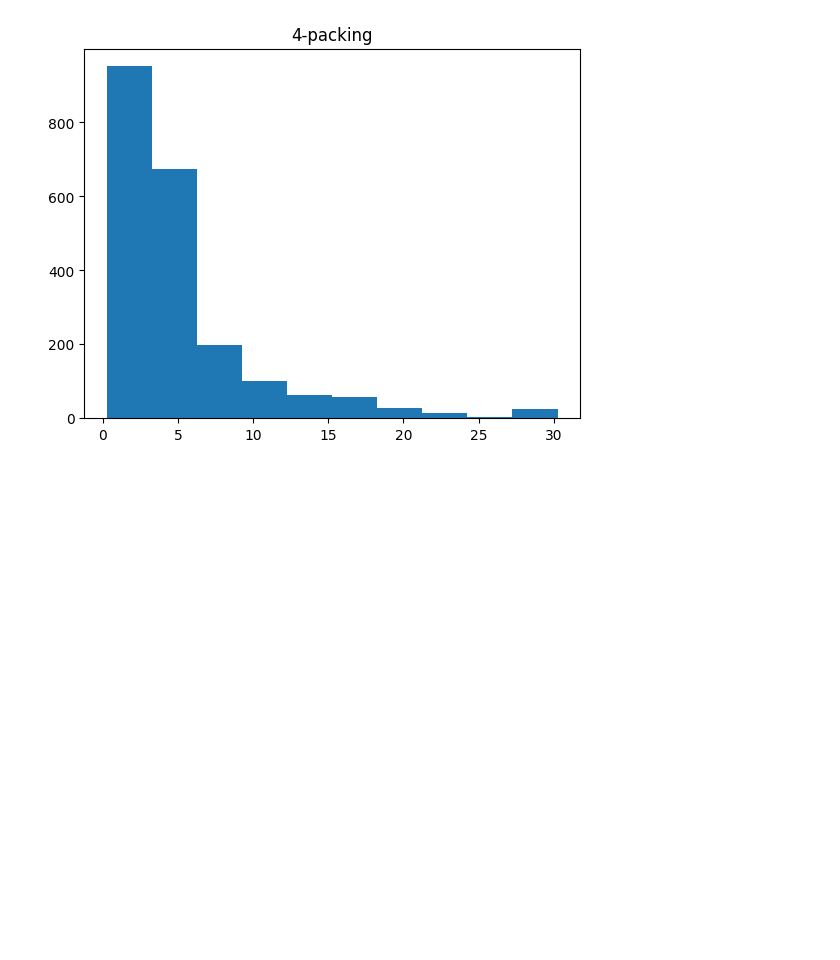
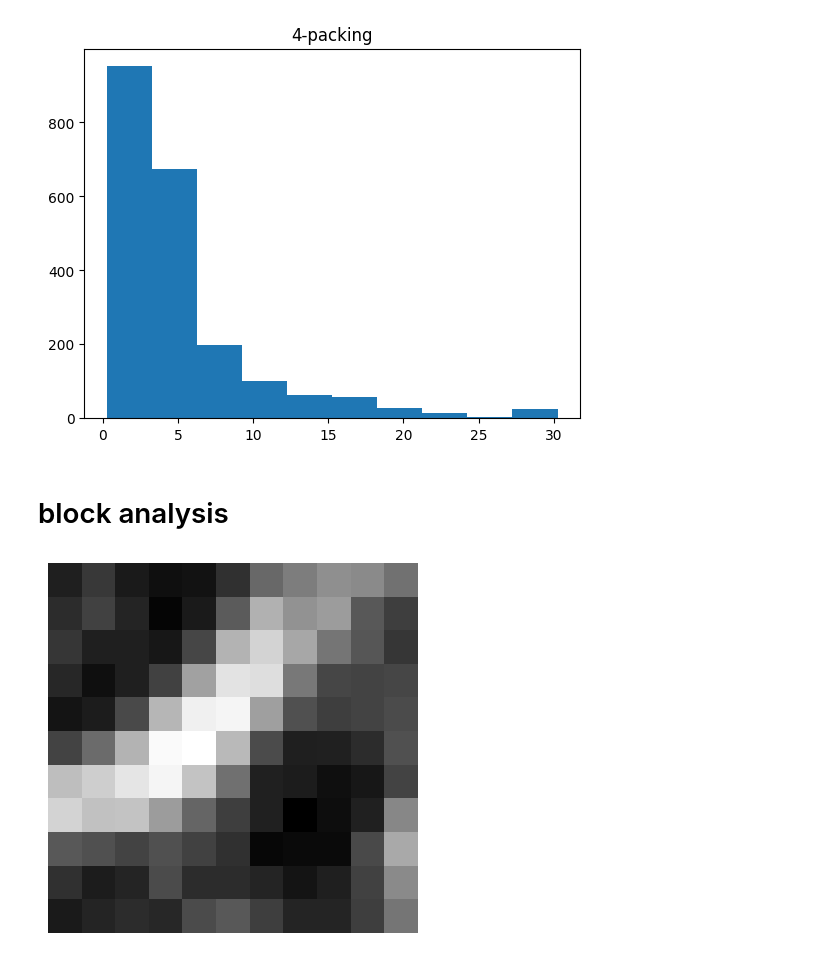
Before and after one commit to Eldadkro/ShapeOfData, a Jupyter notebook: pictures.ipynb, the cells around one changed output. Cells and saved outputs as stored; diff of their text form; code cells hidden in the pictures; blank space fills up the shorter version.

Commit message:
added block specific result for Lana

```diff
--- a/pictures.ipynb
+++ b/pictures.ipynb
@@ -208,3 +229,16 @@ plt.title("4-packing")
 plt.show()
 # %% [output]
 [figure]
+# %% [markdown]
+# block analysis
+# %%
+x = 114
+y = 403
+block_size = 11
+img_tmp = np.array(img_gs,'double')
+fig = pp.imshow(img_tmp[y:y+block_size, x:x+block_size],"gray")
+pp.axis('off')
+pp.savefig("plots/hairBlock.png",bbox_inches='tight')
+pp.show()
+# %% [output]
+[figure, added]
```
Also changed, not shown: parts of 4 cells of this notebook, 3 other files.
